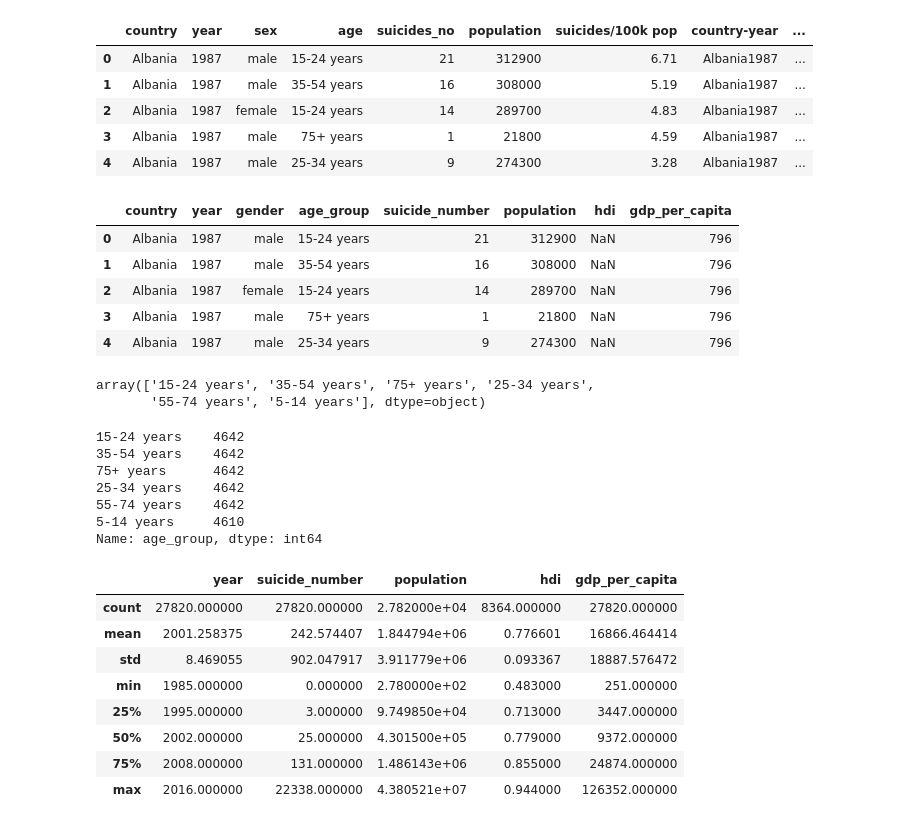
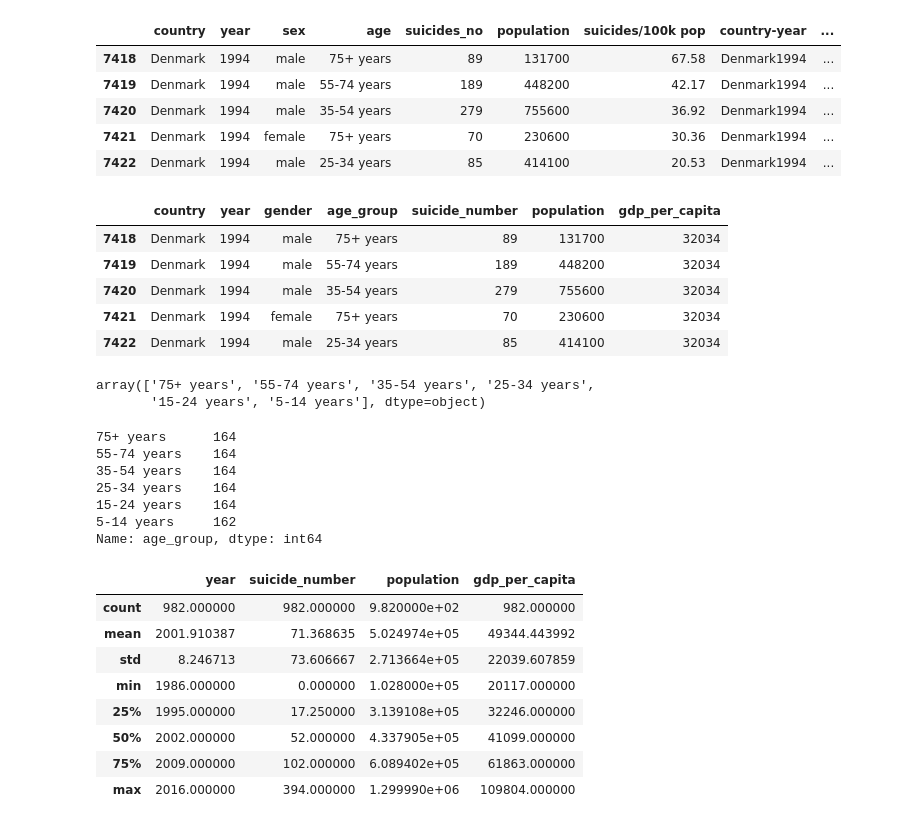
Before and after one commit to MichalBerg99/MachineLearning, a Jupyter notebook: ML_Suicide_prediction.ipynb, the cells around one changed output. Saved outputs shown, nothing was run; the diff lists cells and outputs as text; code cells hidden in the pictures.

```diff
--- a/ML_Suicide_prediction.ipynb
+++ b/ML_Suicide_prediction.ipynb
@@ -2,59 +2,62 @@
 <a href="https://colab.research.google.com/github/MichalBerg99/MachineLearning/blob/main/ML_Suicide_prediction.ipynb" target="_parent"><img src="https://colab.research.google.com/assets/colab-badge.svg" alt="Open In Colab"/></a>
 # %%
 import pandas as pd
-import numpy as np
-from matplotlib import pyplot
+from sklearn.ensemble import RandomForestRegressor
 from sklearn.model_selection import train_test_split
+from sklearn.pipeline import Pipeline
 
+# Gets data for scandinavian countries
 df = pd.read_csv('data/suicide_data.csv')
+df = df.loc[(df['country'] == 'Norway') | (df['country'] == 'Sweden') | (df['country'] == 'Denmark')]
+
 df.head()
 # %% [output]
 |  | country | year | sex | age | suicides_no | population | suicides/100k pop | country-year | ... |
-| 0 | Albania | 1987 | male | 15-24 years | 21 | 312900 | 6.71 | Albania1987 | ... |
-| 1 | Albania | 1987 | male | 35-54 years | 16 | 308000 | 5.19 | Albania1987 | ... |
-| 2 | Albania | 1987 | female | 15-24 years | 14 | 289700 | 4.83 | Albania1987 | ... |
-| 3 | Albania | 1987 | male | 75+ years | 1 | 21800 | 4.59 | Albania1987 | ... |
-| 4 | Albania | 1987 | male | 25-34 years | 9 | 274300 | 3.28 | Albania1987 | ... |
+| 7418 | Denmark | 1994 | male | 75+ years | 89 | 131700 | 67.58 | Denmark1994 | ... |
+| 7419 | Denmark | 1994 | male | 55-74 years | 189 | 448200 | 42.17 | Denmark1994 | ... |
+| 7420 | Denmark | 1994 | male | 35-54 years | 279 | 755600 | 36.92 | Denmark1994 | ... |
+| 7421 | Denmark | 1994 | female | 75+ years | 70 | 230600 | 30.36 | Denmark1994 | ... |
+| 7422 | Denmark | 1994 | male | 25-34 years | 85 | 414100 | 20.53 | Denmark1994 | ... |
 # %%
 # Change names of the columns
 df.columns=["country","year","gender","age_group","suicide_number","population","sui_pop","country_year","hdi","gdp_for_year","gdp_per_capita","generation"]
 # %%
-df.drop(["country_year","gdp_for_year","generation","sui_pop"],axis=1,inplace=True)
+df.drop(["country_year","gdp_for_year","generation","sui_pop","hdi"],axis=1,inplace=True)
 df.head()
 # %% [output]
-|  | country | year | gender | age_group | suicide_number | population | hdi | gdp_per_capita |
-| 0 | Albania | 1987 | male | 15-24 years | 21 | 312900 | NaN | 796 |
-| 1 | Albania | 1987 | male | 35-54 years | 16 | 308000 | NaN | 796 |
-| 2 | Albania | 1987 | female | 15-24 years | 14 | 289700 | NaN | 796 |
-| 3 | Albania | 1987 | male | 75+ years | 1 | 21800 | NaN | 796 |
-| 4 | Albania | 1987 | male | 25-34 years | 9 | 274300 | NaN | 796 |
+|  | country | year | gender | age_group | suicide_number | population | gdp_per_capita |
+| 7418 | Denmark | 1994 | male | 75+ years | 89 | 131700 | 32034 |
+| 7419 | Denmark | 1994 | male | 55-74 years | 189 | 448200 | 32034 |
+| 7420 | Denmark | 1994 | male | 35-54 years | 279 | 755600 | 32034 |
+| 7421 | Denmark | 1994 | female | 75+ years | 70 | 230600 | 32034 |
+| 7422 | Denmark | 1994 | male | 25-34 years | 85 | 414100 | 32034 |
 # %%
 df.age_group.unique()
 # %% [output]
-array(['15-24 years', '35-54 years', '75+ years', '25-34 years',
-       '55-74 years', '5-14 years'], dtype=object)
+array(['75+ years', '55-74 years', '35-54 years', '25-34 years',
+       '15-24 years', '5-14 years'], dtype=object)
 # %%
 df["age_group"].value_counts()
 # %% [output]
-15-24 years    4642
-35-54 years    4642
-75+ years      4642
-25-34 years    4642
-55-74 years    4642
-5-14 years     4610
+75+ years      164
+55-74 years    164
+35-54 years    164
+25-34 years    164
+15-24 years    164
+5-14 years     162
 Name: age_group, dtype: int64
 # %%
 df.describe()
 # %% [output]
-|  | year | suicide_number | population | hdi | gdp_per_capita |
-| count | 27820.000000 | 27820.000000 | 2.782000e+04 | 8364.000000 | 27820.000000 |
-| mean | 2001.258375 | 242.574407 | 1.844794e+06 | 0.776601 | 16866.464414 |
-| std | 8.469055 | 902.047917 | 3.911779e+06 | 0.093367 | 18887.576472 |
-| min | 1985.000000 | 0.000000 | 2.780000e+02 | 0.483000 | 251.000000 |
-| 25% | 1995.000000 | 3.000000 | 9.749850e+04 | 0.713000 | 3447.000000 |
-| 50% | 2002.000000 | 25.000000 | 4.301500e+05 | 0.779000 | 9372.000000 |
-| 75% | 2008.000000 | 131.000000 | 1.486143e+06 | 0.855000 | 24874.000000 |
-| max | 2016.000000 | 22338.000000 | 4.380521e+07 | 0.944000 | 126352.000000 |
+|  | year | suicide_number | population | gdp_per_capita |
+| count | 982.000000 | 982.000000 | 9.820000e+02 | 982.000000 |
+| mean | 2001.910387 | 71.368635 | 5.024974e+05 | 49344.443992 |
+| std | 8.246713 | 73.606667 | 2.713664e+05 | 22039.607859 |
+| min | 1986.000000 | 0.000000 | 1.028000e+05 | 20117.000000 |
+| 25% | 1995.000000 | 17.250000 | 3.139108e+05 | 32246.000000 |
+| 50% | 2002.000000 | 52.000000 | 4.337905e+05 | 41099.000000 |
+| 75% | 2009.000000 | 102.000000 | 6.089402e+05 | 61863.000000 |
+| max | 2016.000000 | 394.000000 | 1.299990e+06 | 109804.000000 |
 # %%
 # Checks how many values are set to null, should be zero
 df.isnull().sum()
```
Also changed, not shown: parts of 21 cells of this notebook.
